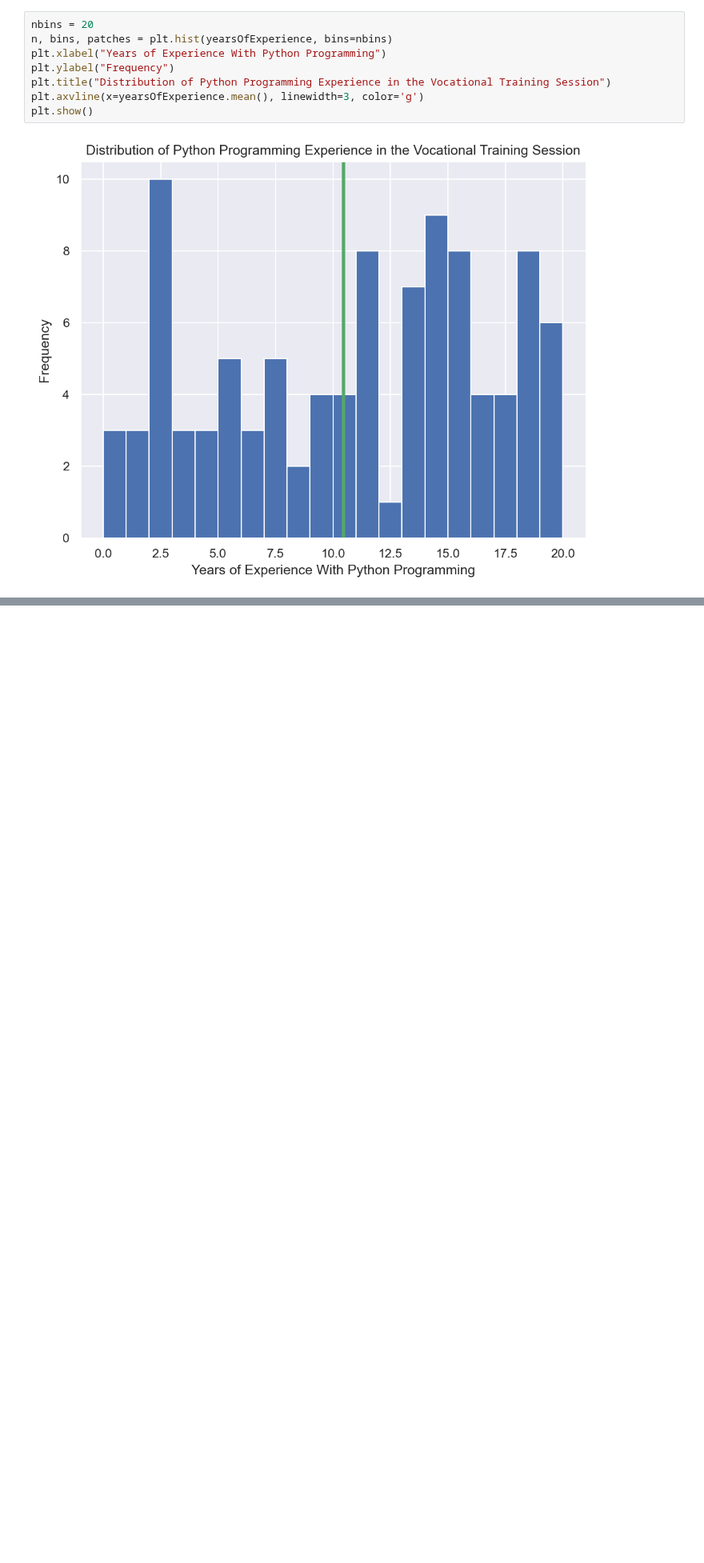
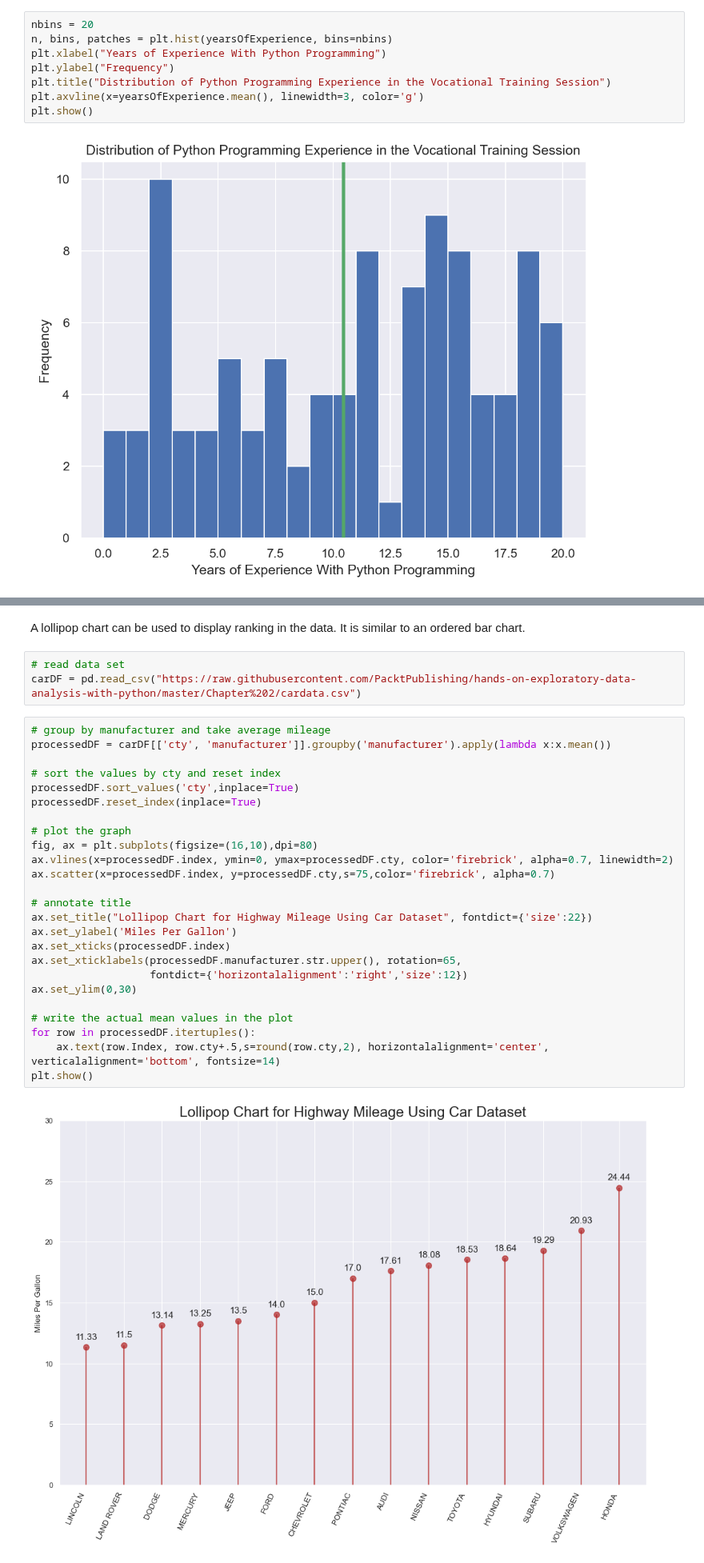
Before and after one commit to kj721/Ubiquitous, a Jupyter notebook: Topical/EDA/hands_on_eda_with_python_visual_aids_for_eda.ipynb, the cells around one changed output, grey strips where cells are left out. Shown at 80% size. Drawn from its saved outputs; the diff is of its cells as text; blank space fills up the shorter version.

```diff
--- a/Topical/EDA/hands_on_eda_with_python_visual_aids_for_eda.ipynb
+++ b/Topical/EDA/hands_on_eda_with_python_visual_aids_for_eda.ipynb
@@ -383,0 +406,32 @@ plt.show()
+# %% [markdown]
+A lollipop chart can be used to display ranking in the data.  It is similar to an ordered bar chart.
+# %%
+# read data set
+carDF = pd.read_csv("https://raw.githubusercontent.com/PacktPublishing/hands-on-exploratory-data-analysis-with-python/master/Chapter%202/cardata.csv")
+# %%
+# group by manufacturer and take average mileage
+processedDF = carDF[['cty', 'manufacturer']].groupby('manufacturer').apply(lambda x:x.mean())
+
+# sort the values by cty and reset index
+processedDF.sort_values('cty',inplace=True)
+processedDF.reset_index(inplace=True)
+
+# plot the graph
+fig, ax = plt.subplots(figsize=(16,10),dpi=80)
+ax.vlines(x=processedDF.index, ymin=0, ymax=processedDF.cty, color='firebrick', alpha=0.7, linewidth=2)
+ax.scatter(x=processedDF.index, y=processedDF.cty,s=75,color='firebrick', alpha=0.7)
+
+# annotate title
+ax.set_title("Lollipop Chart for Highway Mileage Using Car Dataset", fontdict={'size':22})
+ax.set_ylabel('Miles Per Gallon')
+ax.set_xticks(processedDF.index)
+ax.set_xticklabels(processedDF.manufacturer.str.upper(), rotation=65,
+                   fontdict={'horizontalalignment':'right','size':12})
+ax.set_ylim(0,30)
+
+# write the actual mean values in the plot
+for row in processedDF.itertuples():
+    ax.text(row.Index, row.cty+.5,s=round(row.cty,2), horizontalalignment='center', verticalalignment='bottom', fontsize=14)
+plt.show()
+# %% [output]
+[figure, added]
```
Also changed, not shown: parts of 15 cells of this notebook, 1 other file.
